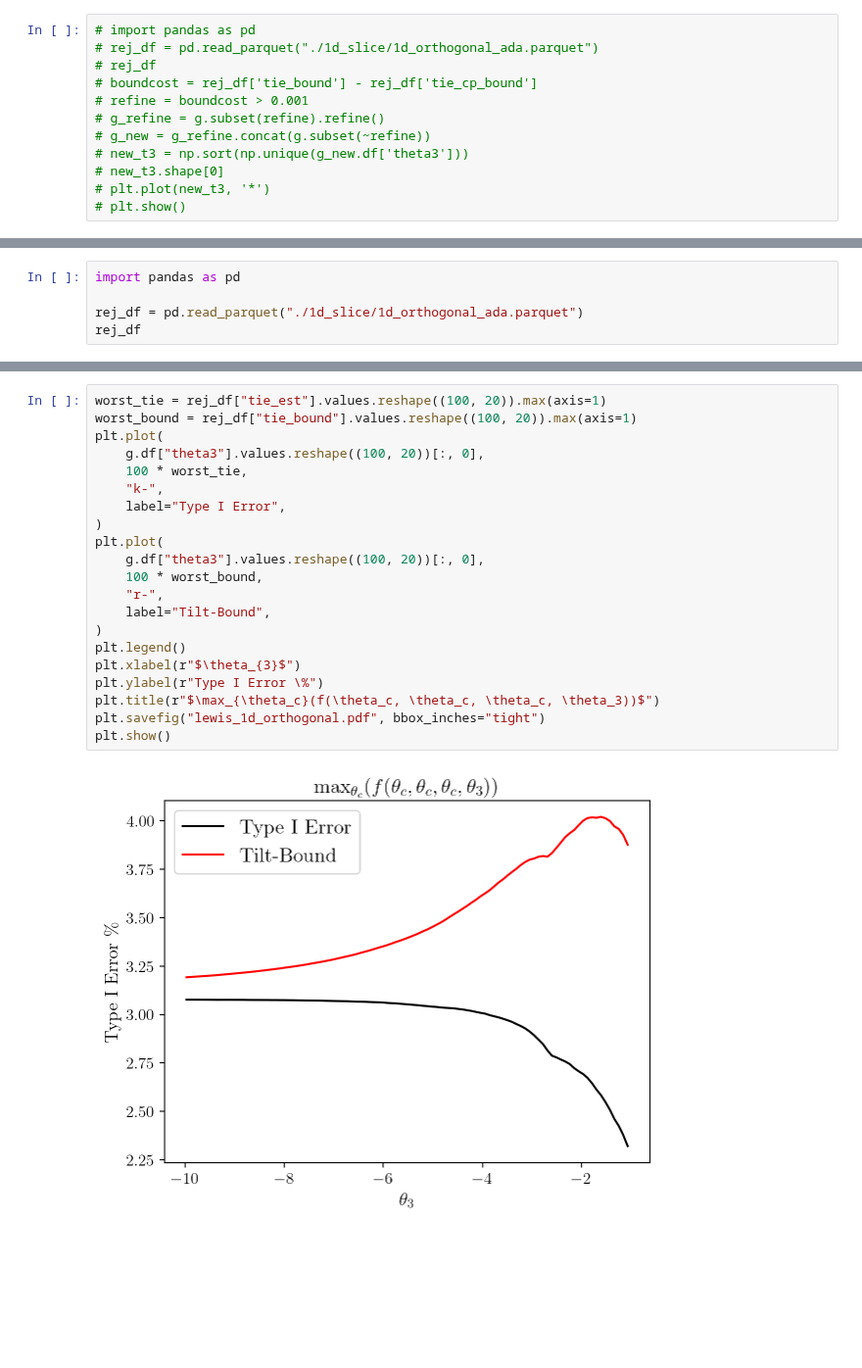
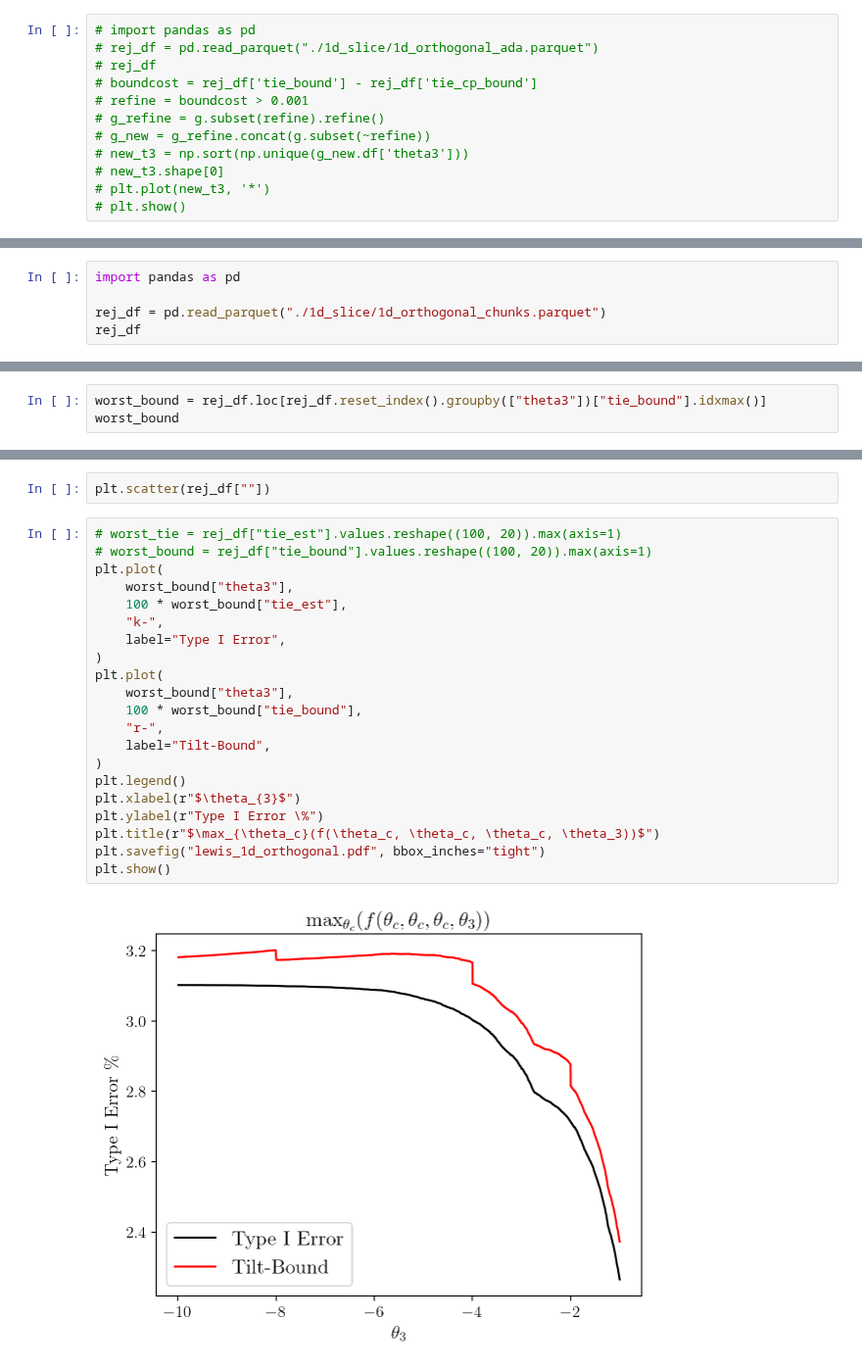
Before and after one commit to Confirm-Solutions/confirmasaurus, a Jupyter notebook: research/paper_figures/lewis_1d_adagrid.ipynb, the cells around one changed output, grey strips where cells are left out. Shown at 98% size. Cells and saved outputs as stored; diff of their text form; blank space fills up the shorter version.

```diff
--- a/research/paper_figures/lewis_1d_adagrid.ipynb
+++ b/research/paper_figures/lewis_1d_adagrid.ipynb
@@ -118,5 +150,5 @@ rej_df.to_parquet("./1d_slice/1d_orthogonal_ada.parquet")
 # %%
 import pandas as pd
 
-rej_df = pd.read_parquet("./1d_slice/1d_orthogonal_ada.parquet")
+rej_df = pd.read_parquet("./1d_slice/1d_orthogonal_chunks.parquet")
 rej_df
@@ -122,0 +169,3 @@ rej_df
+# %%
+worst_bound = rej_df.loc[rej_df.reset_index().groupby(["theta3"])["tie_bound"].idxmax()]
+worst_bound
@@ -123,23 +186,25 @@ rej_df
+# %%
+plt.scatter(rej_df[""])
 # %%
-worst_tie = rej_df["tie_est"].values.reshape((100, 20)).max(axis=1)
-worst_bound = rej_df["tie_bound"].values.reshape((100, 20)).max(axis=1)
+# worst_tie = rej_df["tie_est"].values.reshape((100, 20)).max(axis=1)
+# worst_bound = rej_df["tie_bound"].values.reshape((100, 20)).max(axis=1)
 plt.plot(
-    g.df["theta3"].values.reshape((100, 20))[:, 0],
-    100 * worst_tie,
+    worst_bound["theta3"],
+    100 * worst_bound["tie_est"],
     "k-",
     label="Type I Error",
 )
 plt.plot(
-    g.df["theta3"].values.reshape((100, 20))[:, 0],
-    100 * worst_bound,
+    worst_bound["theta3"],
+    100 * worst_bound["tie_bound"],
     "r-",
     label="Tilt-Bound",
 )
 plt.legend()
 plt.xlabel(r"$\theta_{3}$")
 plt.ylabel(r"Type I Error \%")
 plt.title(r"$\max_{\theta_c}(f(\theta_c, \theta_c, \theta_c, \theta_3))$")
 plt.savefig("lewis_1d_orthogonal.pdf", bbox_inches="tight")
 plt.show()
 # %% [output]
-[figure, old version]
+[figure, new version]
```
Also changed, not shown: parts of 10 cells of this notebook, 6 other files.
